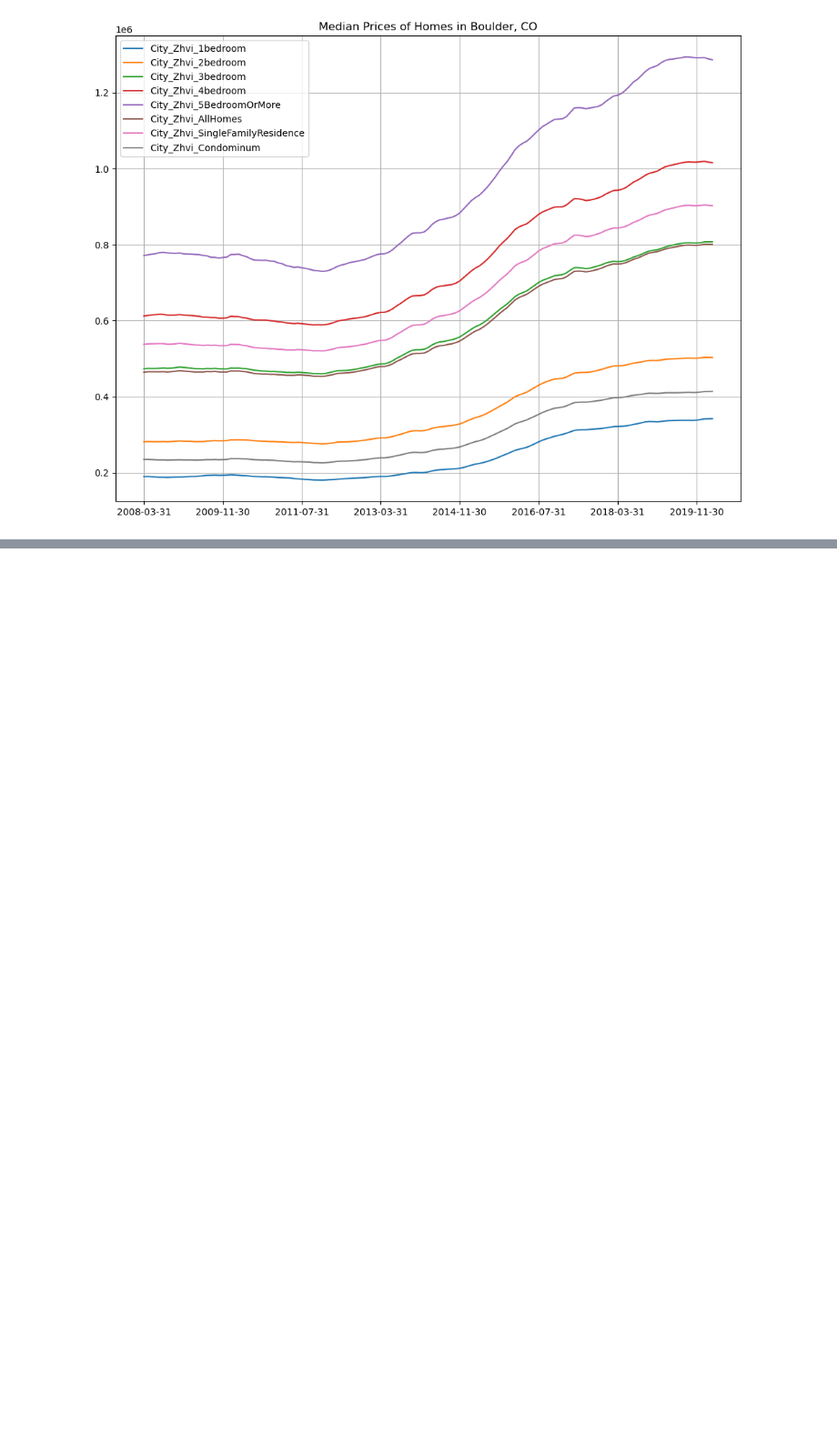
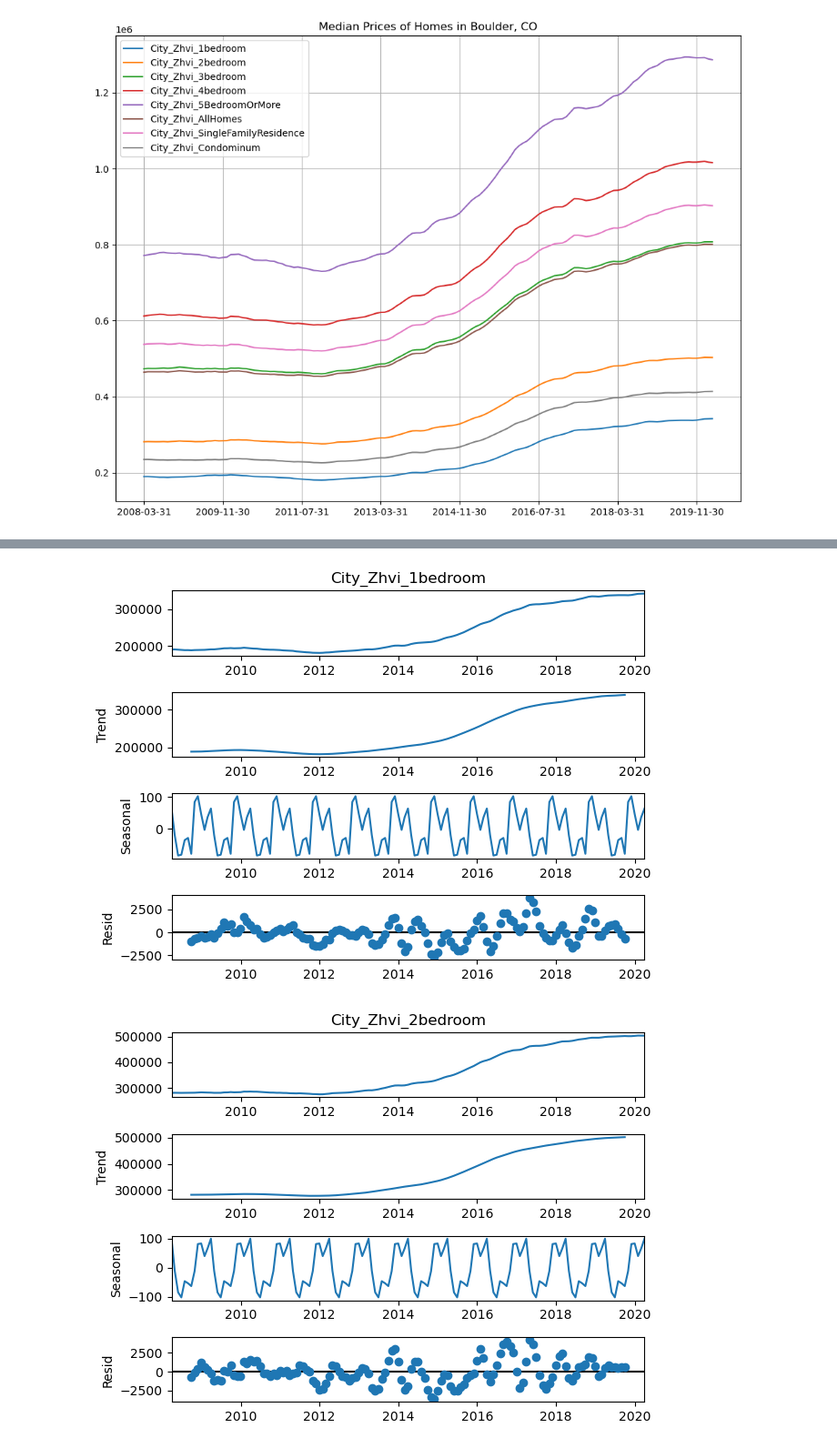
Before and after one commit to SUPERINTIALD/CSCI_4502_5502_Data_Mining_Final_Project, a Jupyter notebook: mineydiney.ipynb, the cells around one changed output, grey strips where cells are left out. Shown: that part at 91% size. Cells and saved outputs as stored; diff of their text form; code cells hidden in the pictures; blank space fills up the shorter version.

Commit message:
Add ETS decomposition for time series analysis

```diff
--- a/mineydiney.ipynb
+++ b/mineydiney.ipynb
@@ -440,0 +444,7 @@ boulder_df_house.plot(title='Median Prices of Homes in Boulder, CO',figsize=(12,
+# %%
+# Convert data column to be datatime
+boulder_df_house['Date'] = pd.to_datetime(boulder_df_house['Date'])  # Convert to datetime if not already
+boulder_df_house.set_index('Date', inplace=True)
+
+# Set frequency to monthly
+boulder_df_house = boulder_df_house.asfreq('M')
@@ -440,0 +457,7 @@ boulder_df_house.plot(title='Median Prices of Homes in Boulder, CO',figsize=(12,
+# %%
+for col in boulder_df_house.columns:
+    ets_decomp = seasonal_decompose(boulder_df_house[col], model='additive')
+    ets_decomp.plot()
+# %% [output]
+[figure, added]
+[figure, added]
```
Also changed, not shown: parts of 3 cells of this notebook.
